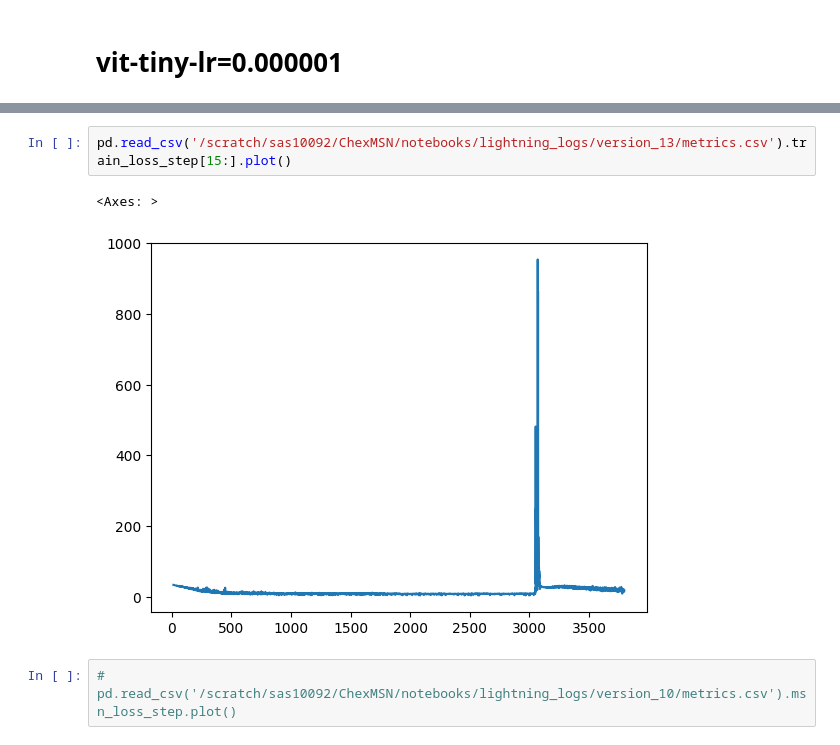
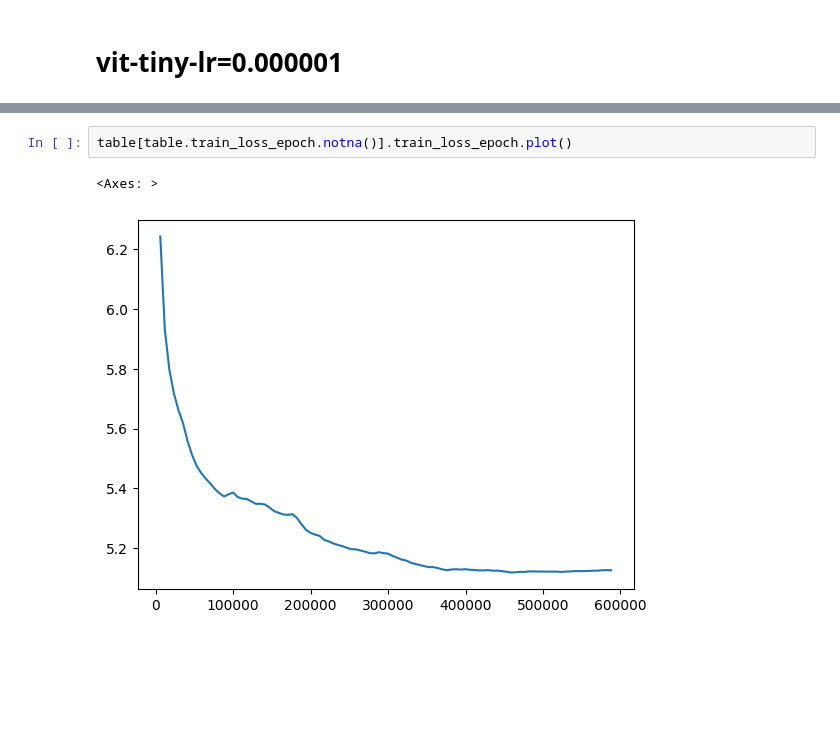
Before and after one commit to nyuad-cai/CXR-EHR-MSN, a Jupyter notebook: notebooks/tracking.ipynb, the cells around one changed output, grey strips where cells are left out. Drawn from its saved outputs; the diff is of its cells as text; blank space fills up the shorter version.

```diff
--- a/notebooks/tracking.ipynb
+++ b/notebooks/tracking.ipynb
@@ -78,7 +26,5 @@ pd.read_csv('/scratch/sas10092/ChexMSN/notebooks/lightning_logs/version_13/metri
-# %%
-pd.read_csv('/scratch/sas10092/ChexMSN/notebooks/lightning_logs/version_13/metrics.csv').train_loss_step[15:].plot()
-# %% [output]
-<Axes: >
-[figure, removed]
-# %%
-# pd.read_csv('/scratch/sas10092/ChexMSN/notebooks/lightning_logs/version_10/metrics.csv').msn_loss_step.plot()
+# %%
+table[table.train_loss_epoch.notna()].train_loss_epoch.plot()
+# %% [output]
+<Axes: >
+[figure, added]
```
Also changed, not shown: parts of 49 cells of this notebook, 21 other files.
